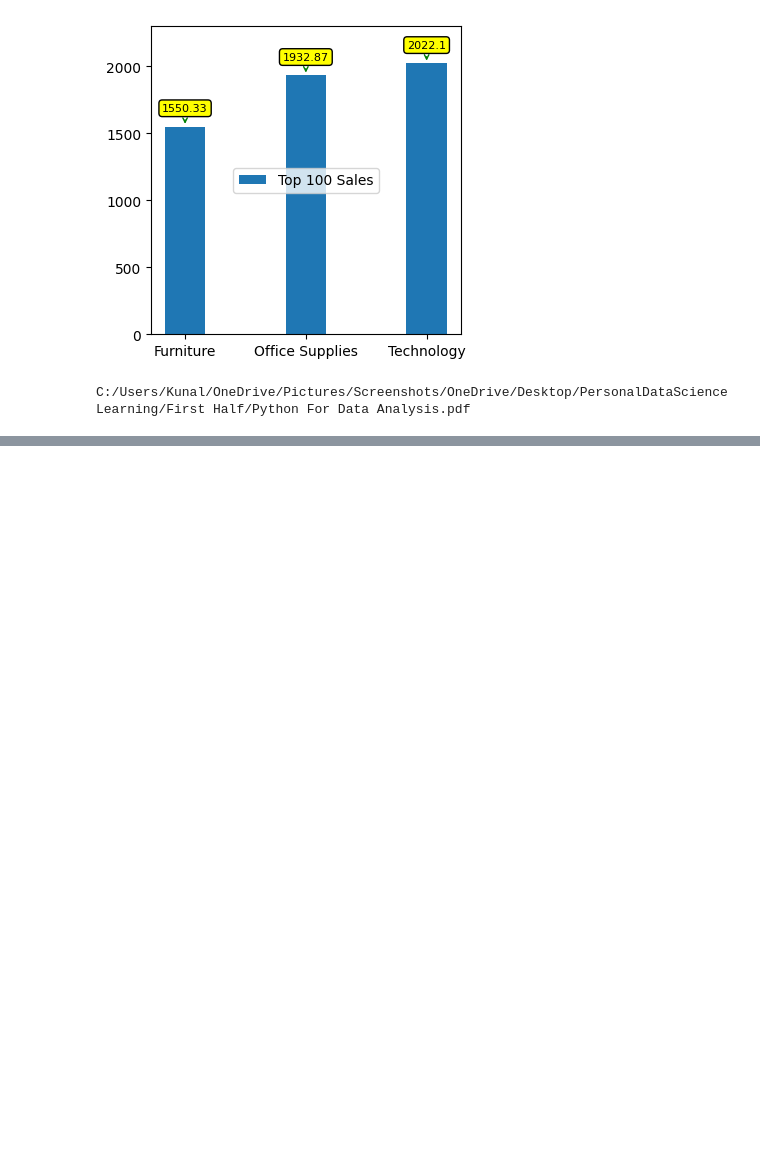
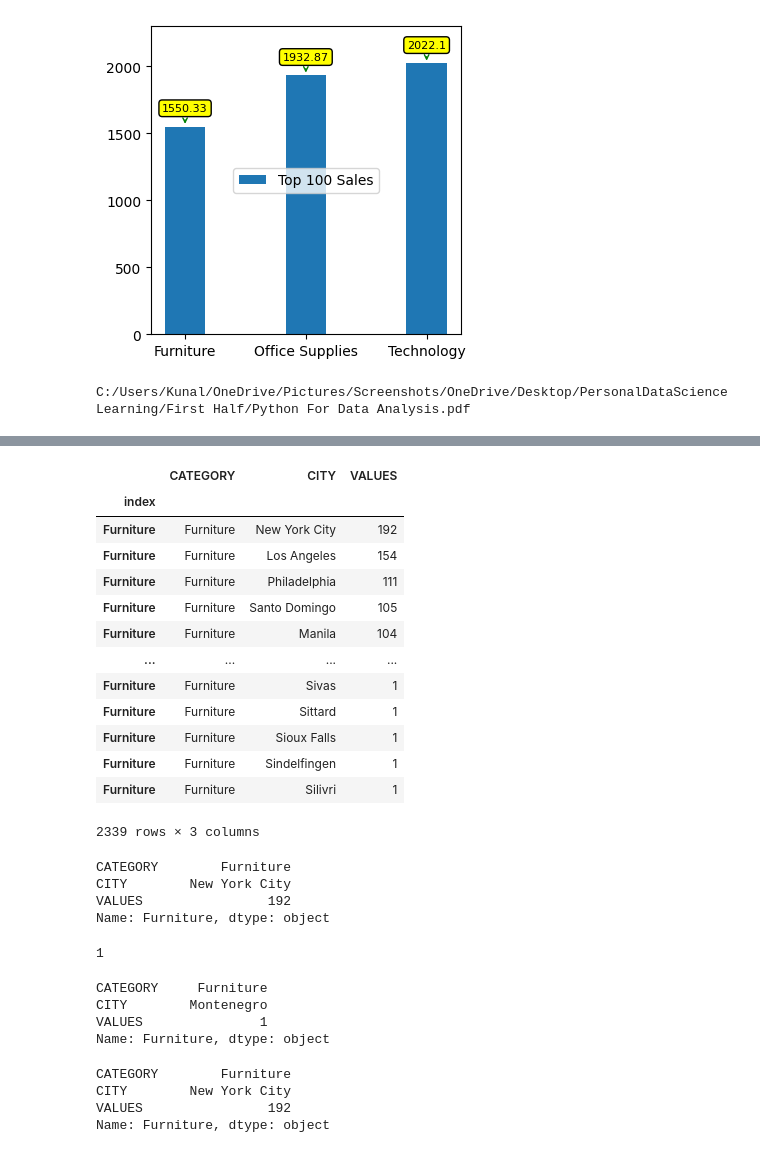
Before and after one commit to kunalmeon/Data-Analysis-Examples, a Jupyter notebook: SuperStoreData.ipynb, the cells around one changed output, grey strips where cells are left out. Saved outputs shown, nothing was run; the diff lists cells and outputs as text; code cells hidden in the pictures; blank space fills up the shorter version.

```diff
--- a/SuperStoreData.ipynb
+++ b/SuperStoreData.ipynb
@@ -2545,0 +2509,8 @@ Length: 2471, dtype: int64
+# %%
+# The quest is find out which city made highest purchase with particular type
+# category i.e city with most sold type categroy
+
+cityCategory=mySuperStoreDataFrame[["CATEGORY","CITY"]].groupby("CATEGORY").value_counts().\
+reset_index(name="VALUES")
+
+cityCategory
@@ -2545,0 +2531,47 @@ Length: 2471, dtype: int64
+# %%
+cityCategory.index=cityCategory["CATEGORY"]
+cityCategory.index.name='index'
+# %%
+furnitureMax=cityCategory.loc["Furniture",]
+furnitureMax
+# %% [output]
+|  | CATEGORY | CITY | VALUES |
+| index |  |  |  |
+| Furniture | Furniture | New York City | 192 |
+| Furniture | Furniture | Los Angeles | 154 |
+| Furniture | Furniture | Philadelphia | 111 |
+| Furniture | Furniture | Santo Domingo | 105 |
+| Furniture | Furniture | Manila | 104 |
+| ... | ... | ... | ... |
+| Furniture | Furniture | Sivas | 1 |
+| Furniture | Furniture | Sittard | 1 |
+| Furniture | Furniture | Sioux Falls | 1 |
+| Furniture | Furniture | Sindelfingen | 1 |
+| Furniture | Furniture | Silivri | 1 |
+2339 rows × 3 columns
+# %%
+#furnitureMax.loc[furnitureMax.max().idxmax()]
+furnitureMax.iloc[furnitureMax.reset_index().max(axis=1).idxmax()]
+# %% [output]
+CATEGORY        Furniture
+CITY        New York City
+VALUES                192
+Name: Furniture, dtype: object
+# %%
+furnitureMax["VALUES"].min()
+# %% [output]
+1
+# %%
+furnitureMax.iloc[furnitureMax.reset_index().max(axis=1).idxmin()]
+# %% [output]
+CATEGORY     Furniture
+CITY        Montenegro
+VALUES               1
+Name: Furniture, dtype: object
+# %%
+cityCategory.iloc[cityCategory.loc["Technology",].reset_index().max(axis=1).idxmax()]
+# %% [output]
+CATEGORY        Furniture
+CITY        New York City
+VALUES                192
+Name: Furniture, dtype: object
```
Also changed, not shown: parts of 7 cells of this notebook.
